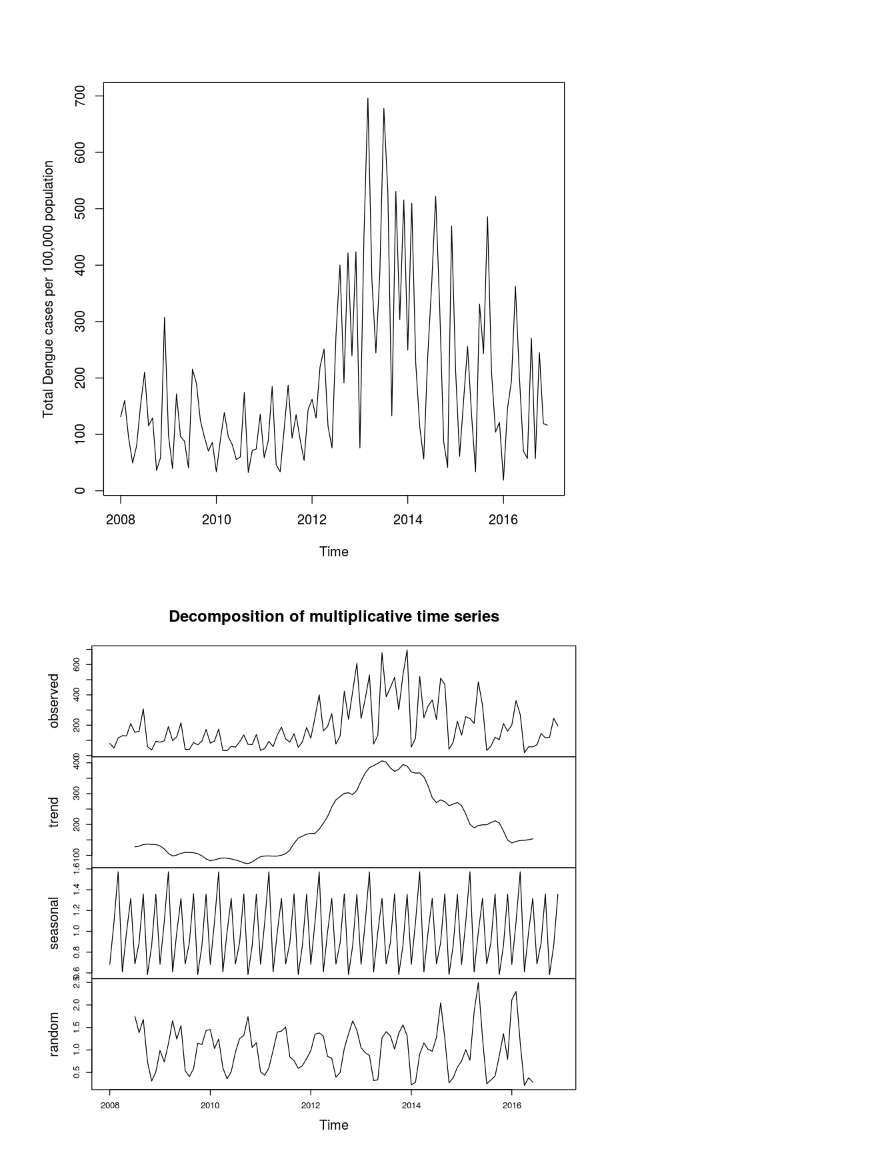
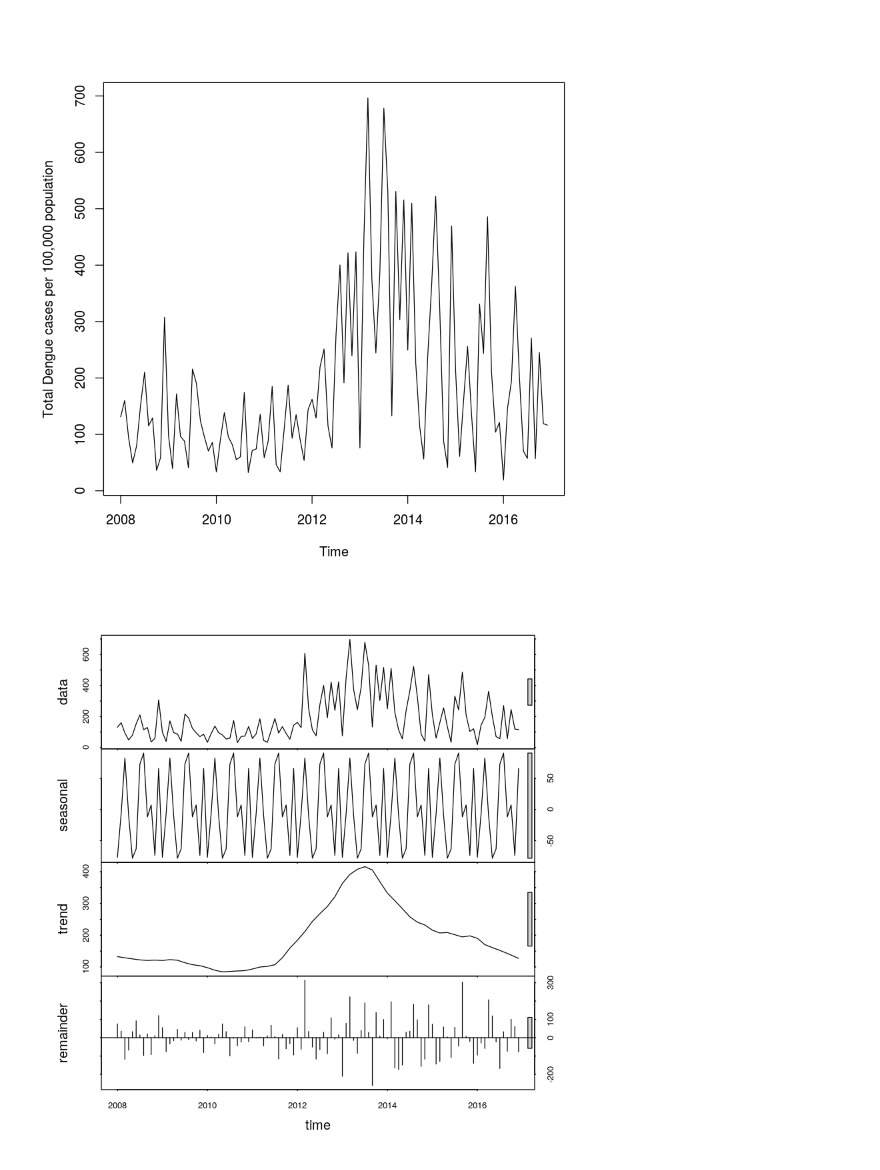
Before and after one commit to Janani2002/dengue_timeseries, a Jupyter notebook: Time Series Analysis for Dengue.ipynb, the cells around one changed output. Saved outputs shown, nothing was run; the diff lists cells and outputs as text; code cells hidden in the pictures.

```diff
--- a/Time Series Analysis for Dengue.ipynb
+++ b/Time Series Analysis for Dengue.ipynb
@@ -126,7 +127,7 @@ plot(total_cases_ts, ylab = "Total Dengue cases per 100,000 population")
 plot(clean_count, ylab = "Total Dengue cases per 100,000 population")
 # %% [output]
 [figure]
-# %%
-plot(decompose(total_cases_ts, type="mult"))
-# %% [output]
-[figure, removed]
+# %%
+plot(stl(total_cases_ts, s.window = "periodic"))
+# %% [output]
+[figure, added]
```
Also changed, not shown: parts of 5 cells of this notebook, 1 other file.
